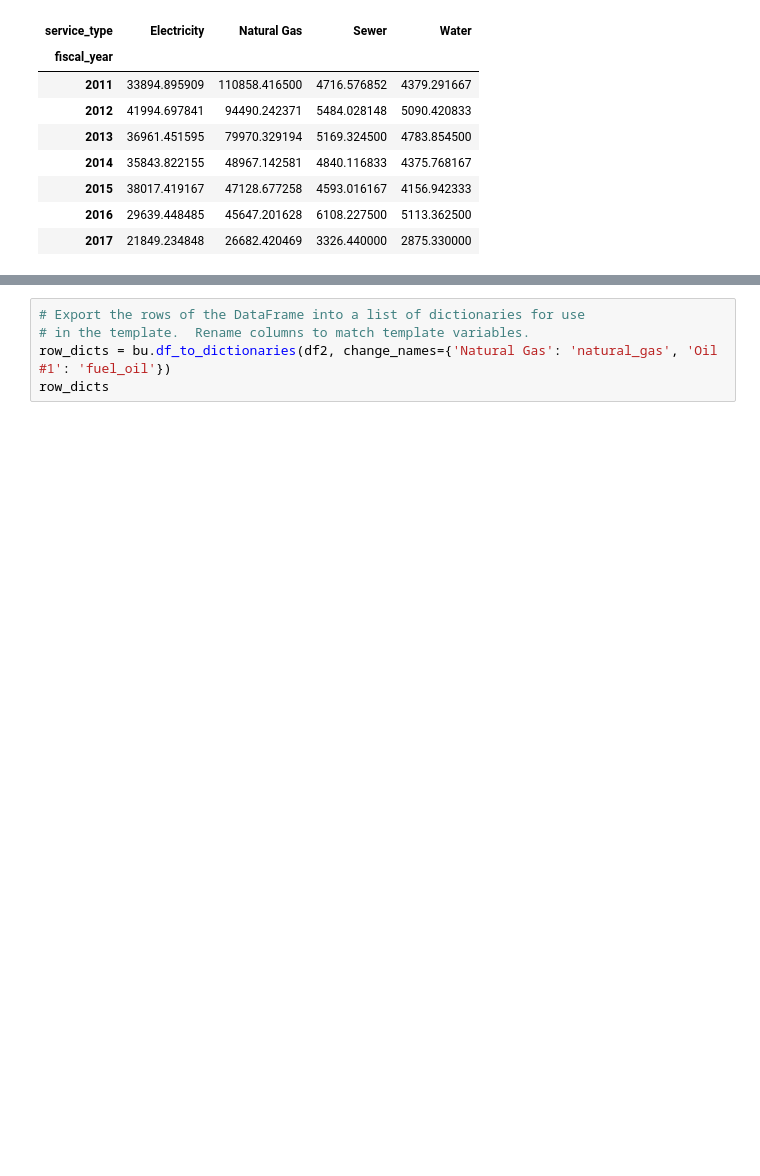
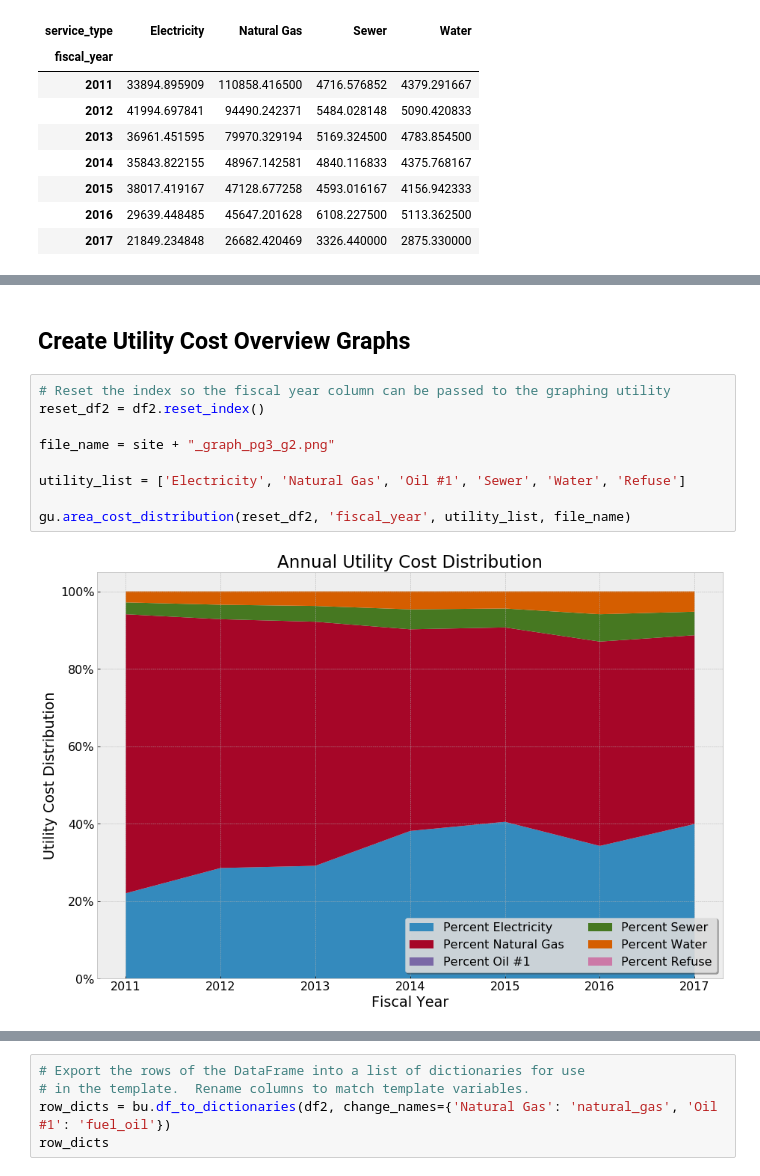
Before and after one commit to alanmitchell/fnsb-benchmark, a Jupyter notebook: testing/alan_report_pages.ipynb, the cells around one changed output, grey strips where cells are left out. Cells and saved outputs as stored; diff of their text form; blank space fills up the shorter version.

Commit message:
Added graphs to alan_report_pages and updated greaph_util

```diff
--- a/testing/alan_report_pages.ipynb
+++ b/testing/alan_report_pages.ipynb
@@ -541,3 +543,16 @@ df2
 | 2013 | 36961.451595 | 79970.329194 | 5169.324500 | 4783.854500 | 0.0 | 0.0 | 0.0 | 126884.959788 | -0.137186 | ... |
 | 2012 | 41994.697841 | 94490.242371 | 5484.028148 | 5090.420833 | 0.0 | 0.0 | 0.0 | 147059.389193 | -0.044133 | ... |
 | 2011 | 33894.895909 | 110858.416500 | 4716.576852 | 4379.291667 | 0.0 | 0.0 | 0.0 | 153849.180928 | NaN | ... |
+# %% [markdown]
+## Create Utility Cost Overview Graphs
+# %%
+# Reset the index so the fiscal year column can be passed to the graphing utility
+reset_df2 = df2.reset_index()
+
+file_name = site + "_graph_pg3_g2.png"
+
+utility_list = ['Electricity', 'Natural Gas', 'Oil #1', 'Sewer', 'Water', 'Refuse']
+
+gu.area_cost_distribution(reset_df2, 'fiscal_year', utility_list, file_name)
+# %% [output]
+[figure, added]
```
Also changed, not shown: parts of 10 cells of this notebook, 6 other files.
